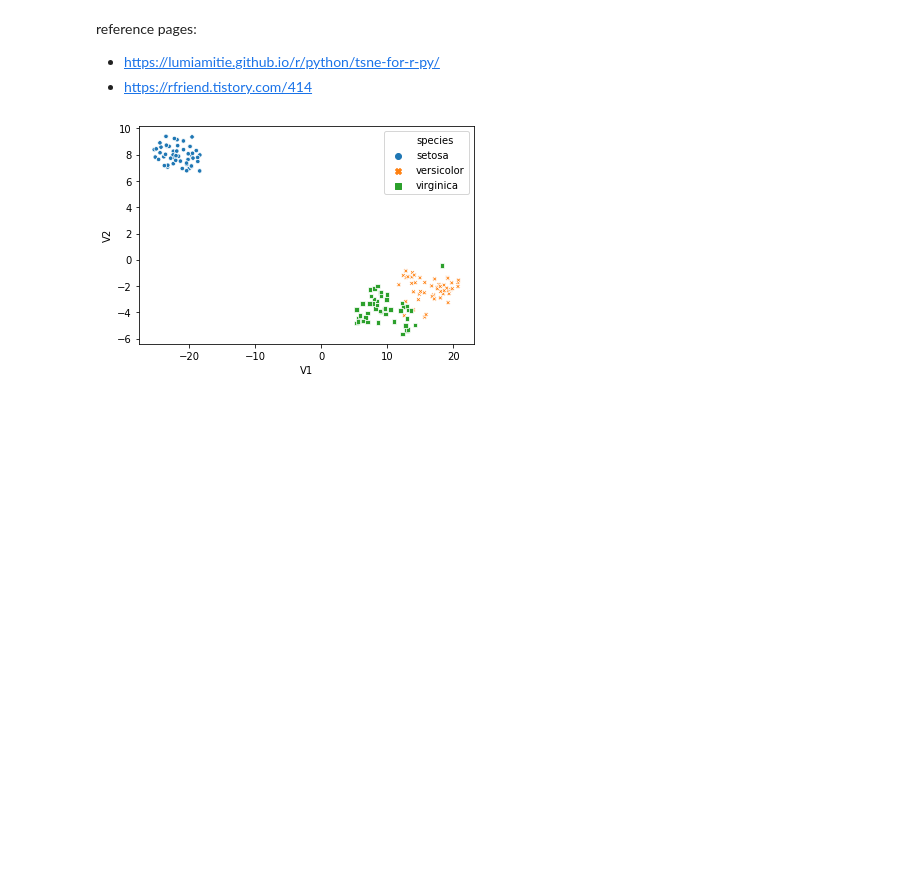
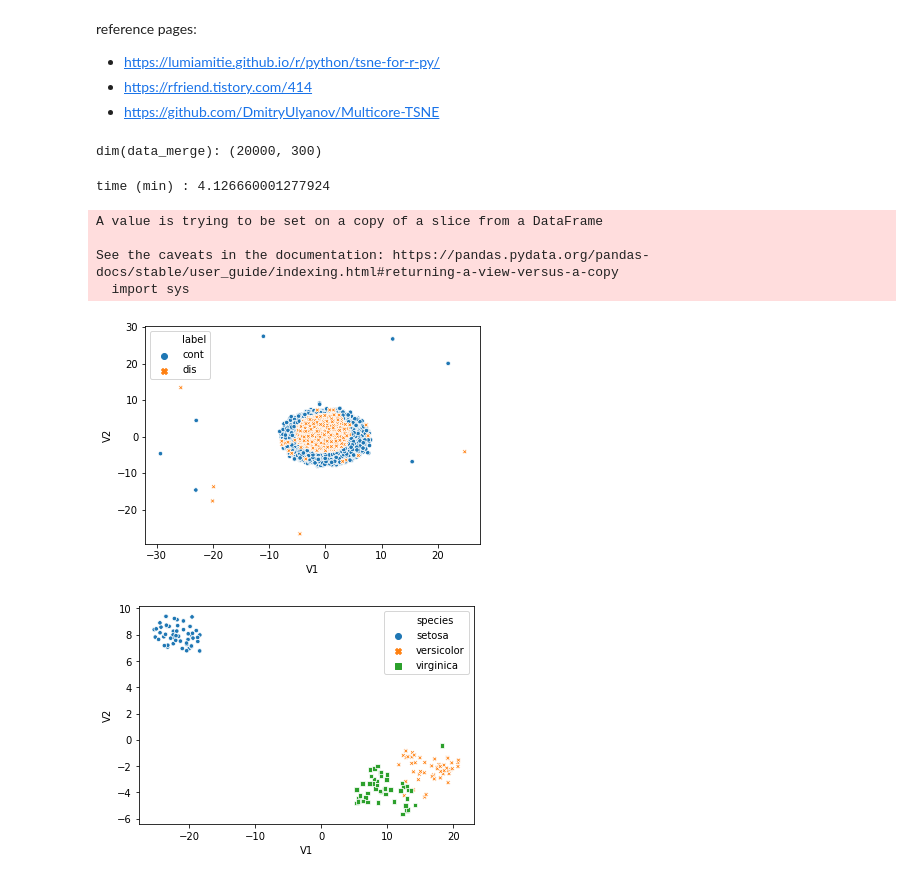
Before and after one commit to david-yoon/ML-examples, a Jupyter notebook: tsne/t-SNE.ipynb, the cells around one changed output. Drawn from its saved outputs; the diff is of its cells as text; code cells hidden in the pictures; blank space fills up the shorter version.

```diff
--- a/tsne/t-SNE.ipynb
+++ b/tsne/t-SNE.ipynb
@@ -2,4 +2,5 @@
 reference pages:
 - https://lumiamitie.github.io/r/python/tsne-for-r-py/
 - https://rfriend.tistory.com/414
+- https://github.com/DmitryUlyanov/Multicore-TSNE
 # %%
@@ -11,6 +15,51 @@ import seaborn as sns
 
 %matplotlib inline
 import matplotlib.pyplot as plt
+# %%
+# data load
+
+data_1 = np.load('../data/cont4paper.npy')
+data_2 = np.load('../data/gen17dis18.npy')
+
+data_merge = np.concatenate( (data_1, data_2), axis=0 )
+print('dim(data_merge):', data_merge.shape)
+# %% [output]
+dim(data_merge): (20000, 300)
+# %%
+start = time.time()
+
+# t-SNE
+tsne_result = TSNE(learning_rate=300, init='pca').fit_transform(data_merge)
+
+# multicore t-SNE
+# tsne_result = multiTSNE(learning_rate=300, n_jobs=8).fit_transform(data_merge)
+
+print("time (min) :", (time.time() - start) / 60.0 )
+# %% [output]
+time (min) : 4.126660001277924
+# %%
+# data plot
+
+df_tnse_result = pd.DataFrame(tsne_result,
+                              columns=['V1', 'V2'])
+
+df_tnse_result["label"] = 'cont'
+df_tnse_result["label"][len(data_1):] = 'dis'
+# %% [output]
+A value is trying to be set on a copy of a slice from a DataFrame
+
+See the caveats in the documentation: https://pandas.pydata.org/pandas-docs/stable/user_guide/indexing.html#returning-a-view-versus-a-copy
+  import sys
+# %%
+sns.scatterplot(x='V1',
+                y='V2',
+                hue='label', # different colors by group
+                style='label', # different shapes by group
+                s=20, # marker size
+                data=df_tnse_result)
+plt.show()
+# %% [output]
+[figure, added]
 # %%
 # iris 데이터
 iris = pd.read_csv('https://raw.githubusercontent.com/mwaskom/seaborn-data/master/iris.csv')
```
Also changed, not shown: parts of 2 cells of this notebook, 1 other file.
